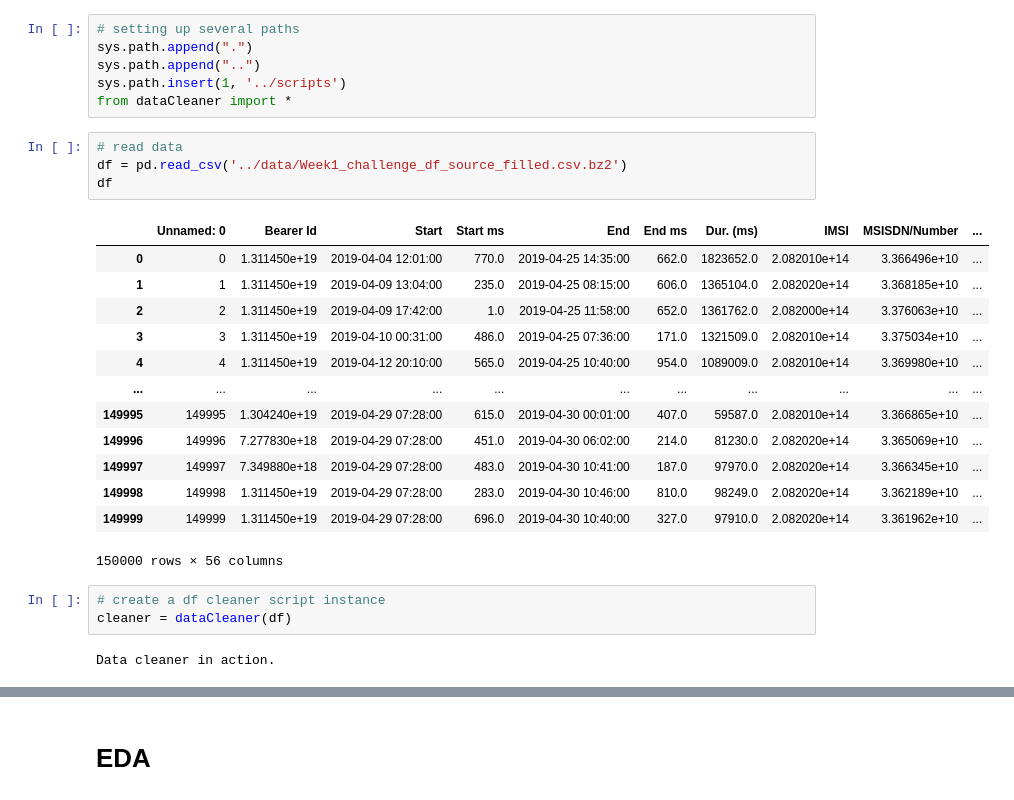
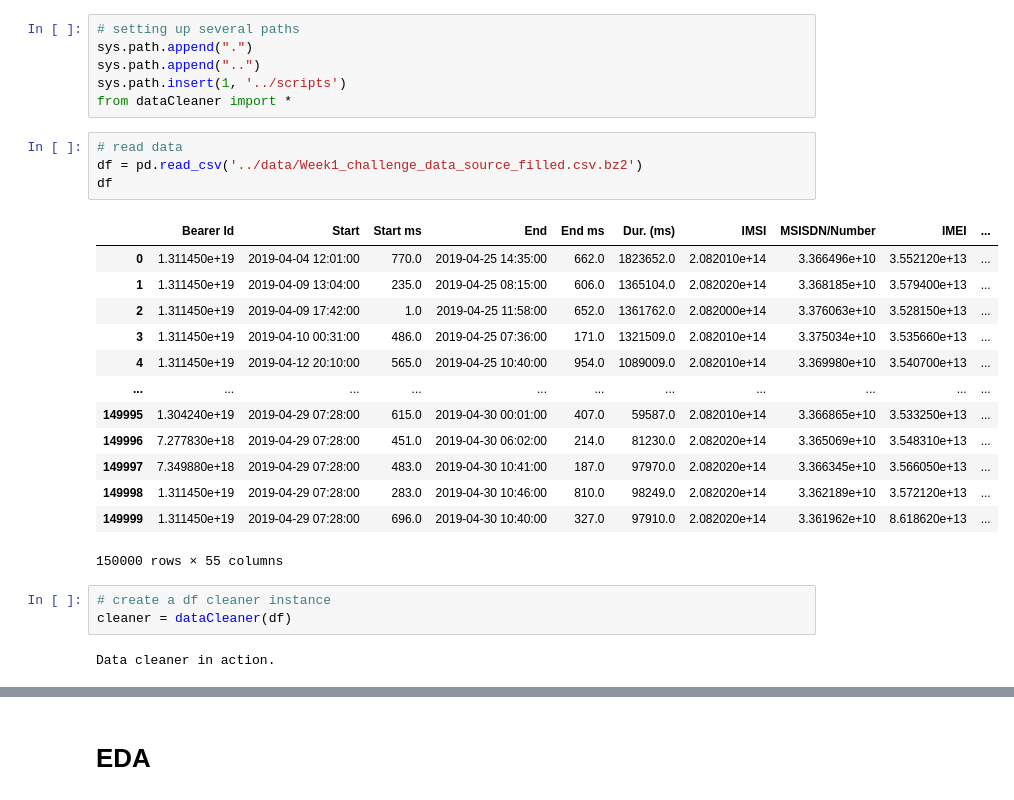
Before and after one commit to Fisseha-Estifanos/Telecom, a Jupyter notebook: notebooks/uoa_1.1.ipynb, the cells around one changed output, grey strips where cells are left out. Drawn from its saved outputs; the diff is of its cells as text.

```diff
--- a/notebooks/uoa.ipynb
+++ b/notebooks/uoa_1.1.ipynb
@@ -16,24 +16,24 @@ sys.path.insert(1, '../scripts')
 from dataCleaner import *
 # %%
 # read data
-df = pd.read_csv('../data/Week1_challenge_df_source_filled.csv.bz2')
+df = pd.read_csv('../data/Week1_challenge_data_source_filled.csv.bz2')
 df
 # %% [output]
-|  | Unnamed: 0 | Bearer Id | Start | Start ms | End | End ms | Dur. (ms) | IMSI | MSISDN/Number | ... |
-| 0 | 0 | 1.311450e+19 | 2019-04-04 12:01:00 | 770.0 | 2019-04-25 14:35:00 | 662.0 | 1823652.0 | 2.082010e+14 | 3.366496e+10 | ... |
-| 1 | 1 | 1.311450e+19 | 2019-04-09 13:04:00 | 235.0 | 2019-04-25 08:15:00 | 606.0 | 1365104.0 | 2.082020e+14 | 3.368185e+10 | ... |
-| 2 | 2 | 1.311450e+19 | 2019-04-09 17:42:00 | 1.0 | 2019-04-25 11:58:00 | 652.0 | 1361762.0 | 2.082000e+14 | 3.376063e+10 | ... |
-| 3 | 3 | 1.311450e+19 | 2019-04-10 00:31:00 | 486.0 | 2019-04-25 07:36:00 | 171.0 | 1321509.0 | 2.082010e+14 | 3.375034e+10 | ... |
-| 4 | 4 | 1.311450e+19 | 2019-04-12 20:10:00 | 565.0 | 2019-04-25 10:40:00 | 954.0 | 1089009.0 | 2.082010e+14 | 3.369980e+10 | ... |
+|  | Bearer Id | Start | Start ms | End | End ms | Dur. (ms) | IMSI | MSISDN/Number | IMEI | ... |
+| 0 | 1.311450e+19 | 2019-04-04 12:01:00 | 770.0 | 2019-04-25 14:35:00 | 662.0 | 1823652.0 | 2.082010e+14 | 3.366496e+10 | 3.552120e+13 | ... |
+| 1 | 1.311450e+19 | 2019-04-09 13:04:00 | 235.0 | 2019-04-25 08:15:00 | 606.0 | 1365104.0 | 2.082020e+14 | 3.368185e+10 | 3.579400e+13 | ... |
+| 2 | 1.311450e+19 | 2019-04-09 17:42:00 | 1.0 | 2019-04-25 11:58:00 | 652.0 | 1361762.0 | 2.082000e+14 | 3.376063e+10 | 3.528150e+13 | ... |
+| 3 | 1.311450e+19 | 2019-04-10 00:31:00 | 486.0 | 2019-04-25 07:36:00 | 171.0 | 1321509.0 | 2.082010e+14 | 3.375034e+10 | 3.535660e+13 | ... |
+| 4 | 1.311450e+19 | 2019-04-12 20:10:00 | 565.0 | 2019-04-25 10:40:00 | 954.0 | 1089009.0 | 2.082010e+14 | 3.369980e+10 | 3.540700e+13 | ... |
 | ... | ... | ... | ... | ... | ... | ... | ... | ... | ... | ... |
-| 149995 | 149995 | 1.304240e+19 | 2019-04-29 07:28:00 | 615.0 | 2019-04-30 00:01:00 | 407.0 | 59587.0 | 2.082010e+14 | 3.366865e+10 | ... |
-| 149996 | 149996 | 7.277830e+18 | 2019-04-29 07:28:00 | 451.0 | 2019-04-30 06:02:00 | 214.0 | 81230.0 | 2.082020e+14 | 3.365069e+10 | ... |
-| 149997 | 149997 | 7.349880e+18 | 2019-04-29 07:28:00 | 483.0 | 2019-04-30 10:41:00 | 187.0 | 97970.0 | 2.082020e+14 | 3.366345e+10 | ... |
-| 149998 | 149998 | 1.311450e+19 | 2019-04-29 07:28:00 | 283.0 | 2019-04-30 10:46:00 | 810.0 | 98249.0 | 2.082020e+14 | 3.362189e+10 | ... |
-| 149999 | 149999 | 1.311450e+19 | 2019-04-29 07:28:00 | 696.0 | 2019-04-30 10:40:00 | 327.0 | 97910.0 | 2.082020e+14 | 3.361962e+10 | ... |
+| 149995 | 1.304240e+19 | 2019-04-29 07:28:00 | 615.0 | 2019-04-30 00:01:00 | 407.0 | 59587.0 | 2.082010e+14 | 3.366865e+10 | 3.533250e+13 | ... |
+| 149996 | 7.277830e+18 | 2019-04-29 07:28:00 | 451.0 | 2019-04-30 06:02:00 | 214.0 | 81230.0 | 2.082020e+14 | 3.365069e+10 | 3.548310e+13 | ... |
+| 149997 | 7.349880e+18 | 2019-04-29 07:28:00 | 483.0 | 2019-04-30 10:41:00 | 187.0 | 97970.0 | 2.082020e+14 | 3.366345e+10 | 3.566050e+13 | ... |
+| 149998 | 1.311450e+19 | 2019-04-29 07:28:00 | 283.0 | 2019-04-30 10:46:00 | 810.0 | 98249.0 | 2.082020e+14 | 3.362189e+10 | 3.572120e+13 | ... |
+| 149999 | 1.311450e+19 | 2019-04-29 07:28:00 | 696.0 | 2019-04-30 10:40:00 | 327.0 | 97910.0 | 2.082020e+14 | 3.361962e+10 | 8.618620e+13 | ... |
-150000 rows × 56 columns
+150000 rows × 55 columns
 # %%
-# create a df cleaner script instance
+# create a df cleaner instance
 cleaner = dataCleaner(df)
 # %% [output]
 Data cleaner in action.
```
Also changed, not shown: parts of 6 cells of this notebook.
